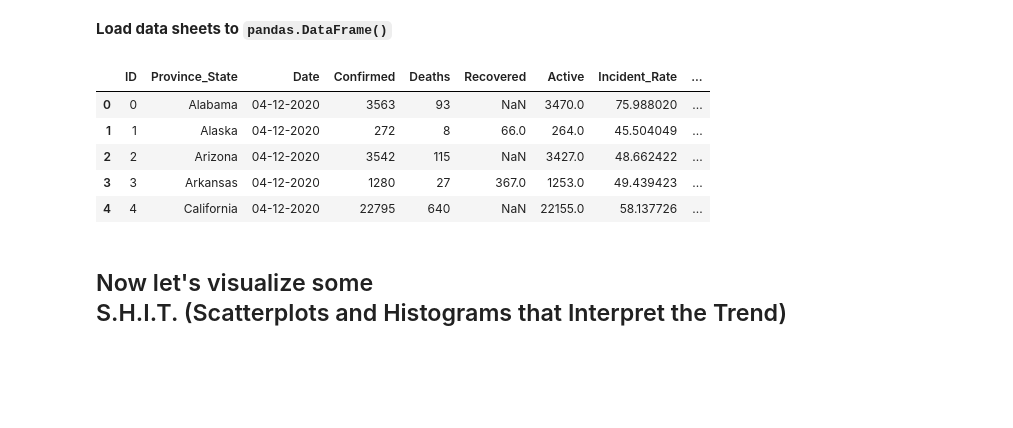
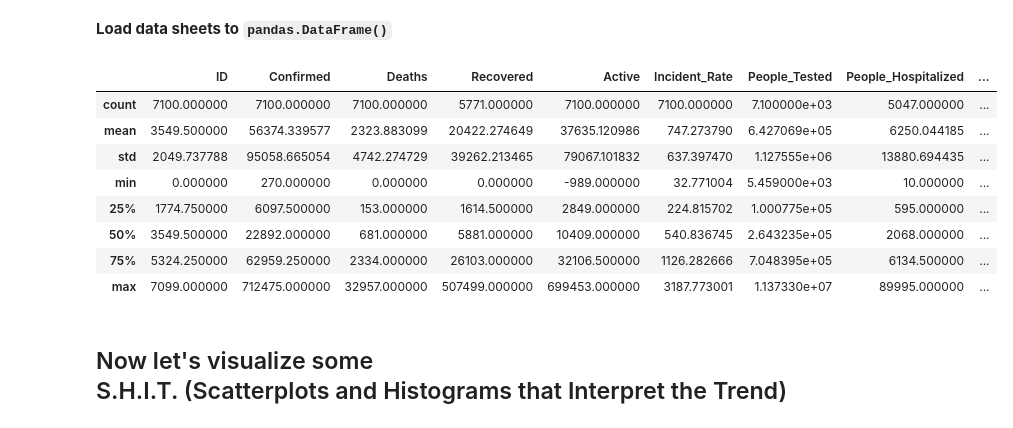
Before and after one commit to JackZhao98/COVID19-Prediction, a Jupyter notebook: notebook.ipynb, the cells around one changed output. Drawn from its saved outputs; the diff is of its cells as text; code cells hidden in the pictures; blank space fills up the shorter version.

```diff
--- a/notebook.ipynb
+++ b/notebook.ipynb
@@ -32,14 +32,17 @@ graph_data_path = os.path.join(data_dir, "graph.csv")
 **Load data sheets to `pandas.DataFrame()`**
 # %%
 train_data = pd.read_csv(train_data_path)
-train_data.head()
+train_data.describe()
 # %% [output]
-|  | ID | Province_State | Date | Confirmed | Deaths | Recovered | Active | Incident_Rate | ... |
-| 0 | 0 | Alabama | 04-12-2020 | 3563 | 93 | NaN | 3470.0 | 75.988020 | ... |
-| 1 | 1 | Alaska | 04-12-2020 | 272 | 8 | 66.0 | 264.0 | 45.504049 | ... |
-| 2 | 2 | Arizona | 04-12-2020 | 3542 | 115 | NaN | 3427.0 | 48.662422 | ... |
-| 3 | 3 | Arkansas | 04-12-2020 | 1280 | 27 | 367.0 | 1253.0 | 49.439423 | ... |
-| 4 | 4 | California | 04-12-2020 | 22795 | 640 | NaN | 22155.0 | 58.137726 | ... |
+|  | ID | Confirmed | Deaths | Recovered | Active | Incident_Rate | People_Tested | People_Hospitalized | ... |
+| count | 7100.000000 | 7100.000000 | 7100.000000 | 5771.000000 | 7100.000000 | 7100.000000 | 7.100000e+03 | 5047.000000 | ... |
+| mean | 3549.500000 | 56374.339577 | 2323.883099 | 20422.274649 | 37635.120986 | 747.273790 | 6.427069e+05 | 6250.044185 | ... |
+| std | 2049.737788 | 95058.665054 | 4742.274729 | 39262.213465 | 79067.101832 | 637.397470 | 1.127555e+06 | 13880.694435 | ... |
+| min | 0.000000 | 270.000000 | 0.000000 | 0.000000 | -989.000000 | 32.771004 | 5.459000e+03 | 10.000000 | ... |
+| 25% | 1774.750000 | 6097.500000 | 153.000000 | 1614.500000 | 2849.000000 | 224.815702 | 1.000775e+05 | 595.000000 | ... |
+| 50% | 3549.500000 | 22892.000000 | 681.000000 | 5881.000000 | 10409.000000 | 540.836745 | 2.643235e+05 | 2068.000000 | ... |
+| 75% | 5324.250000 | 62959.250000 | 2334.000000 | 26103.000000 | 32106.500000 | 1126.282666 | 7.048395e+05 | 6134.500000 | ... |
+| max | 7099.000000 | 712475.000000 | 32957.000000 | 507499.000000 | 699453.000000 | 3187.773001 | 1.137330e+07 | 89995.000000 | ... |
 # %% [markdown]
 ## Now let's visualize some <br>S.H.I.T. (Scatterplots and Histograms that Interpret the Trend)
 # %%
```
Also changed, not shown: parts of 3 cells of this notebook.
